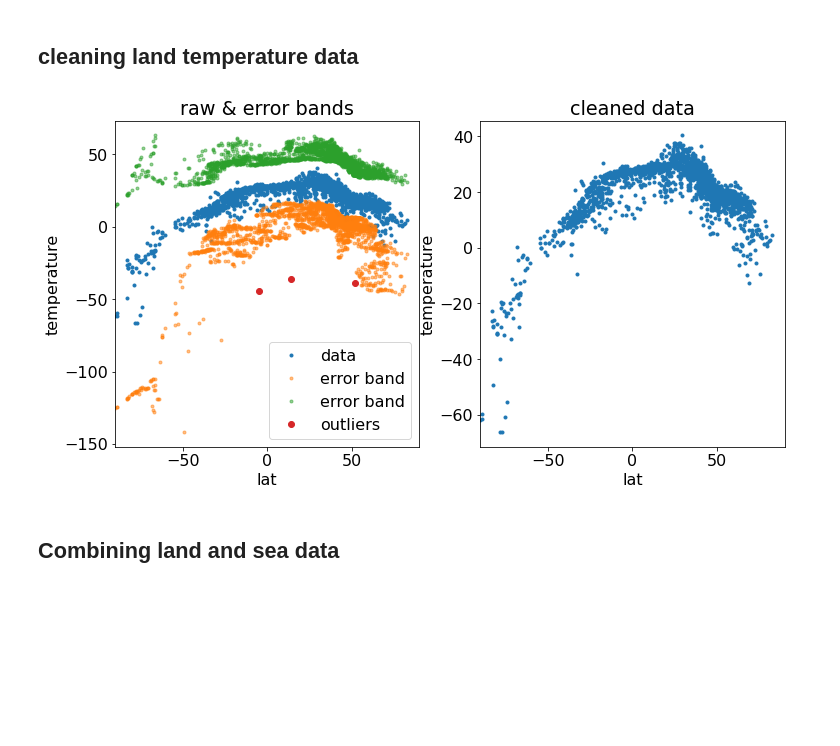
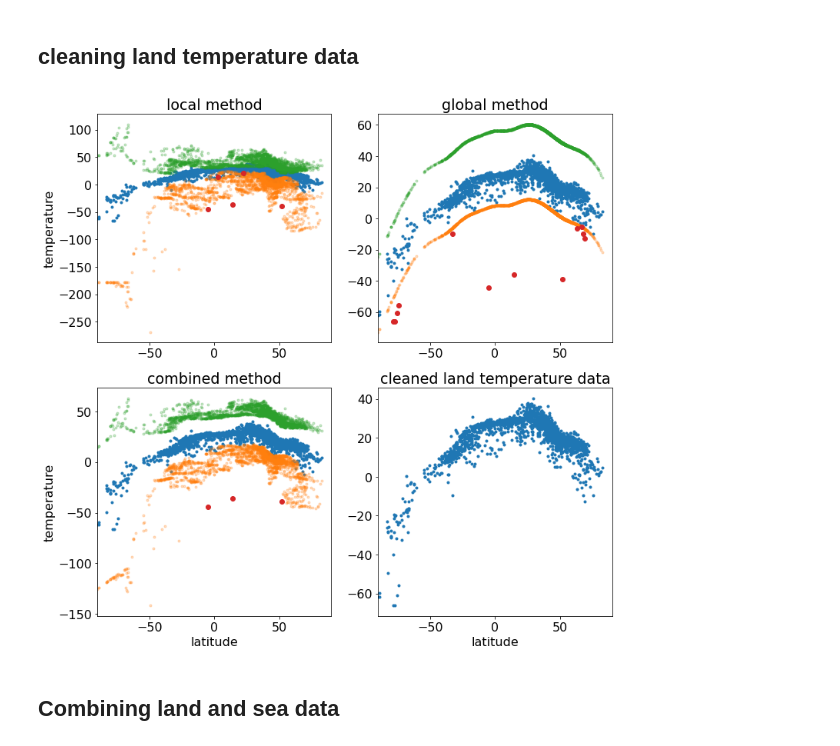
Before and after one commit to xyise/xyise, a Jupyter notebook: notebook/earth_temperature/et.ipynb, the cells around one changed output. Cells and saved outputs as stored; diff of their text form; code cells hidden in the pictures; blank space fills up the shorter version.

Commit message:
minor update of earth temperature

```diff
--- a/notebook/earth_temperature/et.ipynb
+++ b/notebook/earth_temperature/et.ipynb
@@ -24,6 +24,9 @@ plt.rcParams['font.size'] = '16'
 # %% [output]
 The autoreload extension is already loaded. To reload it, use:
   %reload_ext autoreload
+# %%
+save_plots = True
+fn_plot_name = lambda name: os.path.join(download_folder, datetime(year, month, 1).strftime('%Y%m') + '-' + name + '.png')
 # %% [markdown]
 # Data
 ## Download
@@ -163,21 +166,39 @@ outliers = np.where((cel < comb_band[0]) | (cel > comb_band[2]))[0]
 ltd_clnd = ltd_raw.remove_data(outliers)
 # %%
 # visualise
-plt.figure(figsize=(12,6))
-plt.subplot(1,2,1)
+plt.figure(figsize=(12,12))
+plt.subplot(2,2,1)
 lon, lat, cel = ltd_raw.get_data()
-plt.plot(lat, cel, '.', label='data')
-plt.plot(lat, comb_band[[0,2]].T, '.', alpha=0.5, label='error band')
+local_band = scale_band(nbh_band, band_scale_factor)
+local_outliers = (cel < local_band[0]) | (cel > local_band[2])
+plt.plot(lat, cel, '.')
+plt.plot(lat, local_band[[0,2]].T, '.', alpha=0.25)
+plt.plot(lat[local_outliers], cel[local_outliers], 'o')
+plt.xlim(-90, 90), plt.ylabel('temperature'), plt.title('local method')
+plt.subplot(2,2,2)
+lon, lat, cel = ltd_raw.get_data()
+global_band = scale_band(sp_band, band_scale_factor)
+global_outliers = (cel < global_band[0]) | (cel > global_band[2])
+plt.plot(lat, cel, '.')
+plt.plot(lat, global_band[[0,2]].T, '.', alpha=0.25)
+plt.plot(lat[global_outliers], cel[global_outliers], 'o')
+plt.title('global method')
+plt.xlim(-90, 90)
+plt.subplot(2,2,3)
+lon, lat, cel = ltd_raw.get_data()
+plt.plot(lat, cel, '.')
+plt.plot(lat, comb_band[[0,2]].T, '.', alpha=0.25)
 plt.plot(lat[outliers], cel[outliers], 'o', label='outliers')
-plt.legend()
-plt.xlim(-90, 90), plt.xlabel('lat'), plt.ylabel('temperature'), plt.title('raw & error bands')
-plt.subplot(1,2,2)
+plt.xlim(-90, 90), plt.xlabel('latitude'), plt.ylabel('temperature'), plt.title('combined method')
+plt.subplot(2,2,4)
 lon, lat, cel = ltd_clnd.get_data()
 plt.plot(lat, cel, '.', label='data (cleaned')
-plt.xlim(-90, 90), plt.xlabel('lat'), plt.ylabel('temperature'), plt.title('cleaned data')
+plt.xlim(-90, 90), plt.xlabel('latitude'), plt.title('cleaned land temperature data')
+if save_plots:
+    plt.savefig(fn_plot_name('outliers'),bbox_inches='tight')
 plt.show()
 # %% [output]
-[figure, old version]
+[figure, new version]
 # %% [markdown]
 ## Combining land and sea data
 # %%
```
Also changed, not shown: parts of 3 cells of this notebook.
